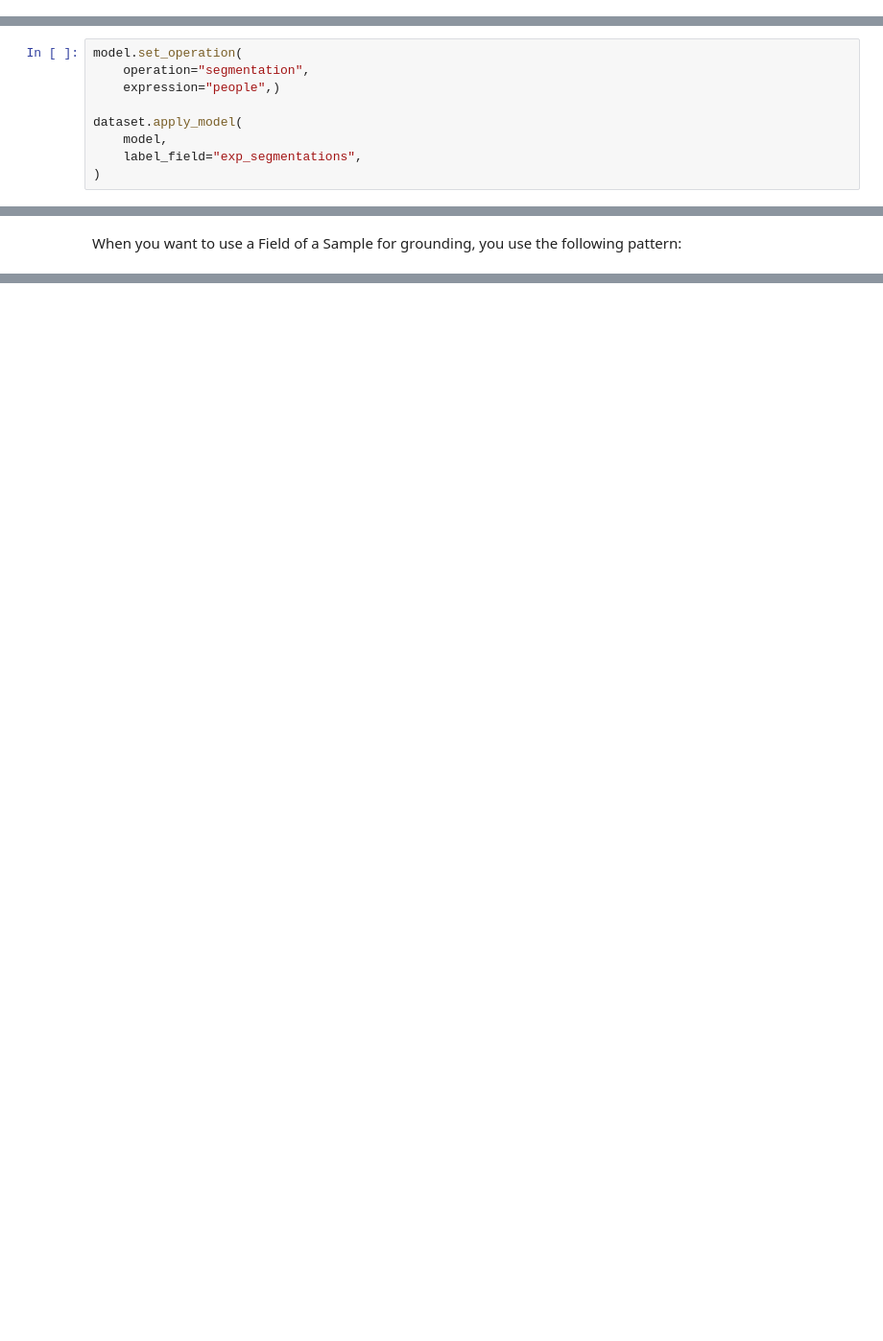
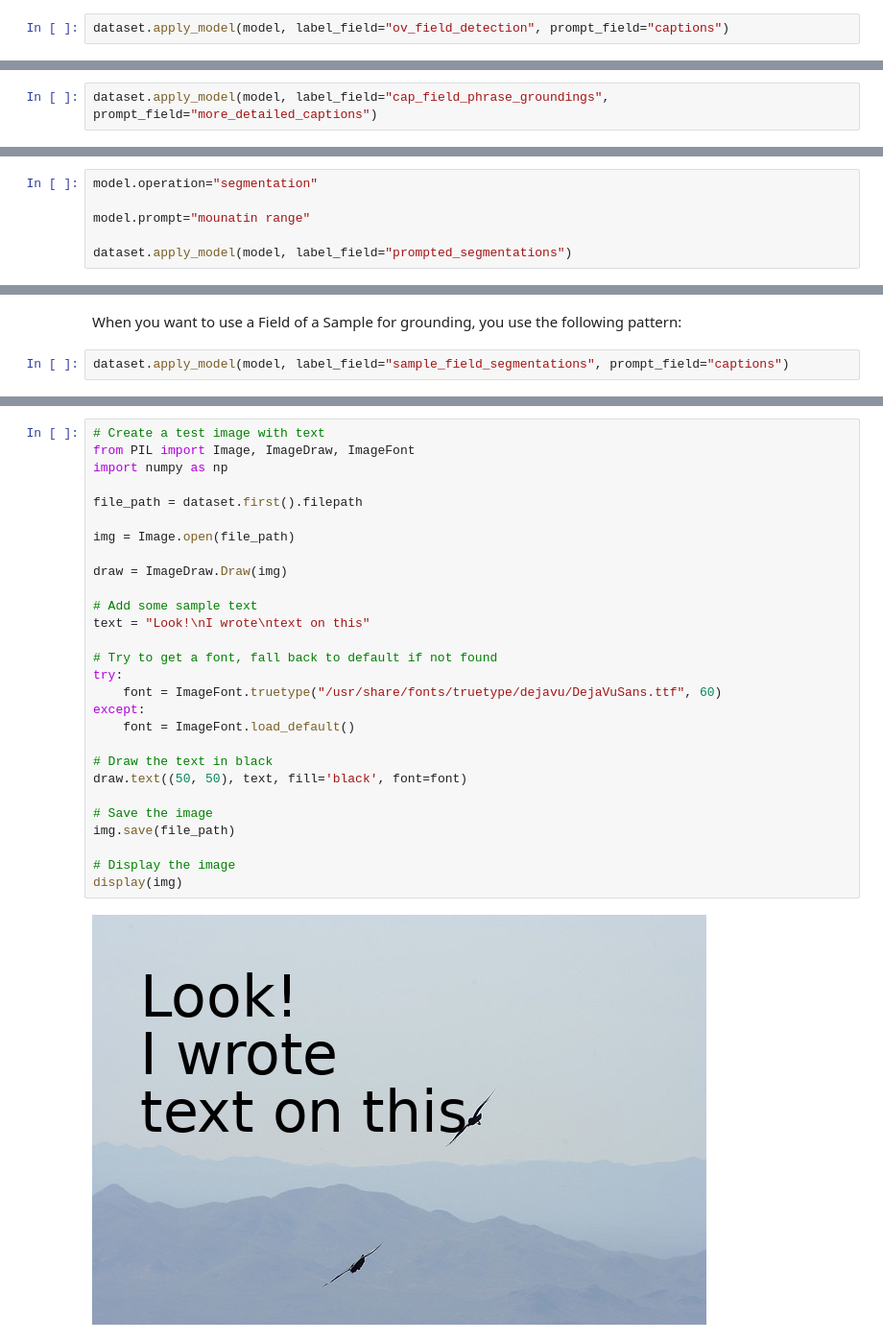
Before and after one commit to harpreetsahota204/florence2, a Jupyter notebook: using_florence2_zoo_model.ipynb, the cells around one changed output, grey strips where cells are left out. Shown: that part at 96% size. Cells and saved outputs as stored; diff of their text form; blank space fills up the shorter version.

```diff
--- a/using_florence2_zoo_model.ipynb
+++ b/using_florence2_zoo_model.ipynb
@@ -76,0 +77,2 @@ The results are stored as Detections objects containing bounding boxes and label
+# %%
+dataset.apply_model(model, label_field="ov_field_detection", prompt_field="captions")
@@ -194,3 +159,5 @@ dataset.apply_model(
+# %%
+dataset.apply_model(model, label_field="cap_field_phrase_groundings", prompt_field="more_detailed_captions")
 # %%
 dataset.first()['cap_field_phrase_groundings']
 # %% [output]
@@ -218,11 +185,8 @@ Segmentation requires either a direct expression or a reference to a field conta
 
 Similar to phrase grounding, you can provide this in two ways:
 # %%
-model.set_operation(
-    operation="segmentation",
-    expression="people",)
+model.operation="segmentation"
 
-dataset.apply_model(
-    model,
-    label_field="exp_segmentations",
-)
+model.prompt="mounatin range"
+
+dataset.apply_model(model, label_field="prompted_segmentations")
@@ -250,3 +212,5 @@ dataset.first()['exp_segmentations']
 }>
 # %% [markdown]
 When you want to use a Field of a Sample for grounding, you use the following pattern:
+# %%
+dataset.apply_model(model, label_field="sample_field_segmentations", prompt_field="captions")
@@ -252,0 +264,30 @@ When you want to use a Field of a Sample for grounding, you use the following pa
+# %%
+# Create a test image with text
+from PIL import Image, ImageDraw, ImageFont
+import numpy as np
+
+file_path = dataset.first().filepath
+
+img = Image.open(file_path)
+
+draw = ImageDraw.Draw(img)
+
+# Add some sample text
+text = "Look!\nI wrote\ntext on this"
+
+# Try to get a font, fall back to default if not found
+try:
+    font = ImageFont.truetype("/usr/share/fonts/truetype/dejavu/DejaVuSans.ttf", 60)
+except:
+    font = ImageFont.load_default()
+
+# Draw the text in black
+draw.text((50, 50), text, fill='black', font=font)
+
+# Save the image
+img.save(file_path)
+
+# Display the image
+display(img)
+# %% [output]
+[figure, added]
```
Also changed, not shown: parts of 37 cells of this notebook.
